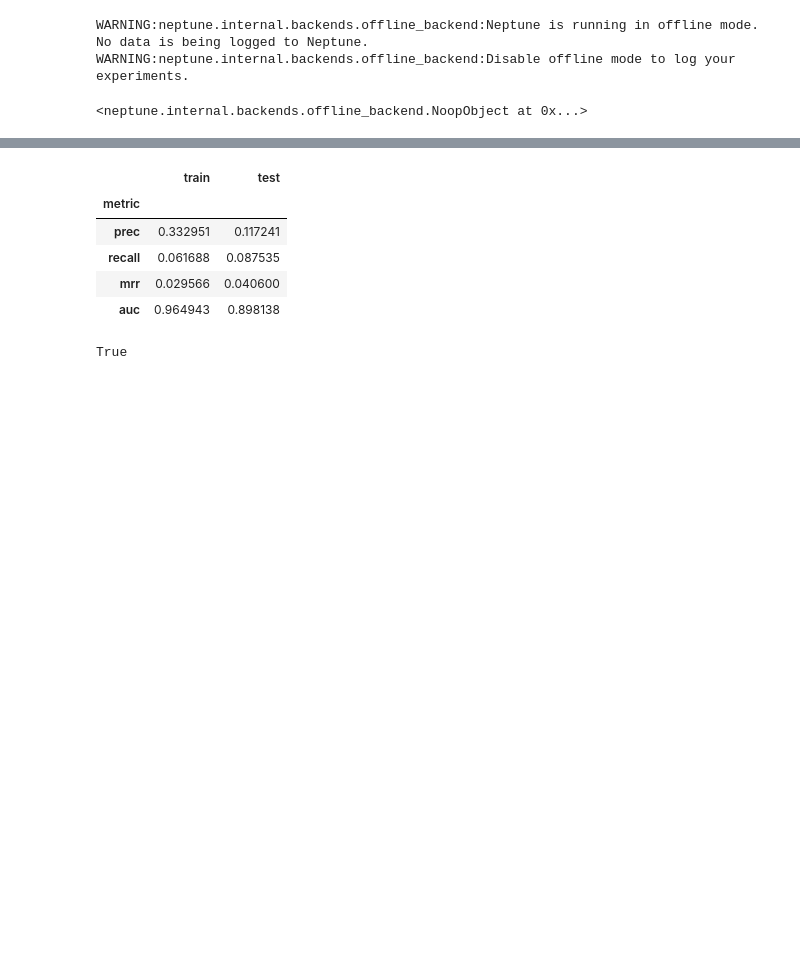
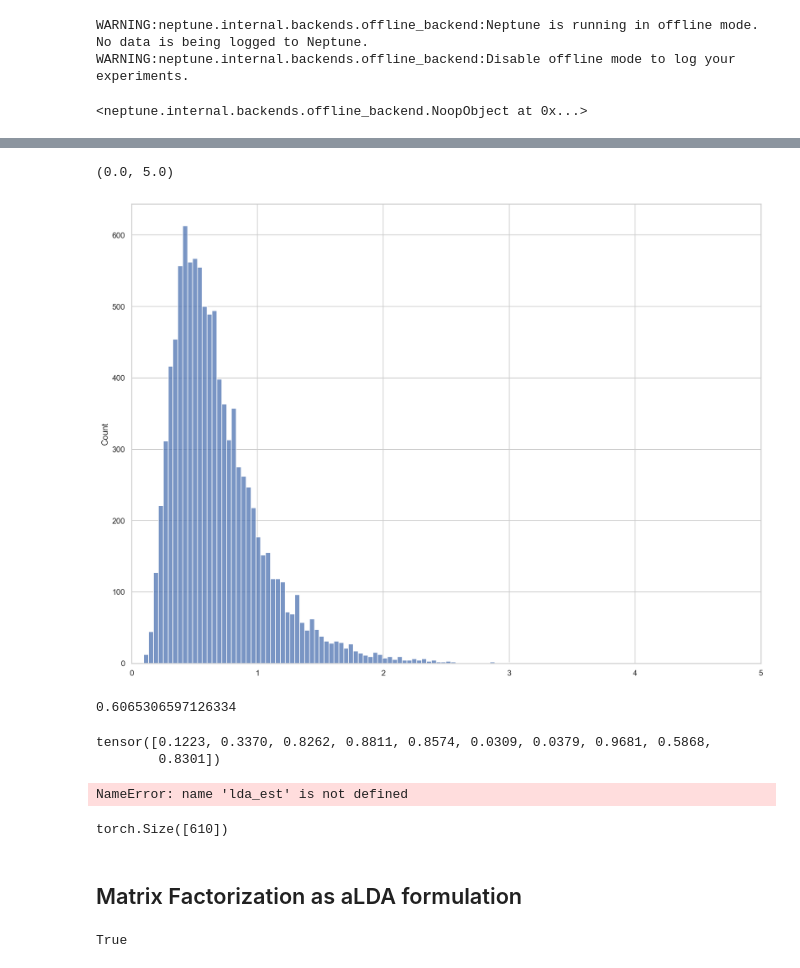
Before and after one commit to FlorianWilhelm/lda4rec, a Jupyter notebook: notebooks/01-experimenting.ipynb, the cells around one changed output, grey strips where cells are left out. Saved outputs shown, nothing was run; the diff lists cells and outputs as text; code cells hidden in the pictures; blank space fills up the shorter version.

```diff
--- a/notebooks/01-experimenting.ipynb
+++ b/notebooks/01-experimenting.ipynb
@@ -125,12 +151,28 @@ INFO:lda4rec.estimators:Epoch    29: loss 0.04734043982257513
-# %%
-summary(mf_est, train=train, test=test)
-# %% [output]
-|  | train | test |
-| metric |  |  |
-| prec | 0.332951 | 0.117241 |
-| recall | 0.061688 | 0.087535 |
-| mrr | 0.029566 | 0.040600 |
-| auc | 0.964943 | 0.898138 |
+# %%
+sns.histplot(dist.LogNormal(-0.5,0.5).sample((10_000,)))
+plt.xlim(0, 5)
+# %% [output]
+(0.0, 5.0)
+[figure, added]
+# %%
+np.exp(-0.5)
+# %% [output]
+0.6065306597126334
+# %%
+torch.rand(torch.bincount(torch.arange(10)).shape)
+# %% [output]
+tensor([0.1223, 0.3370, 0.8262, 0.8811, 0.8574, 0.0309, 0.0379, 0.9681, 0.5868,
+        0.8301])
+# %%
+lda_est.user_pop_devs.shape
+# %% [output]
+NameError: name 'lda_est' is not defined
+# %%
+lda_est.user_pop_devs.shape
+# %% [output]
+torch.Size([610])
+# %% [markdown]
+## Matrix Factorization as aLDA formulation
 # %%
 user_id = 128
 orig_scores = mf_est.predict(np.array([user_id], dtype=np.int))
```
Also changed, not shown: parts of 9 cells of this notebook, 4 other files.
